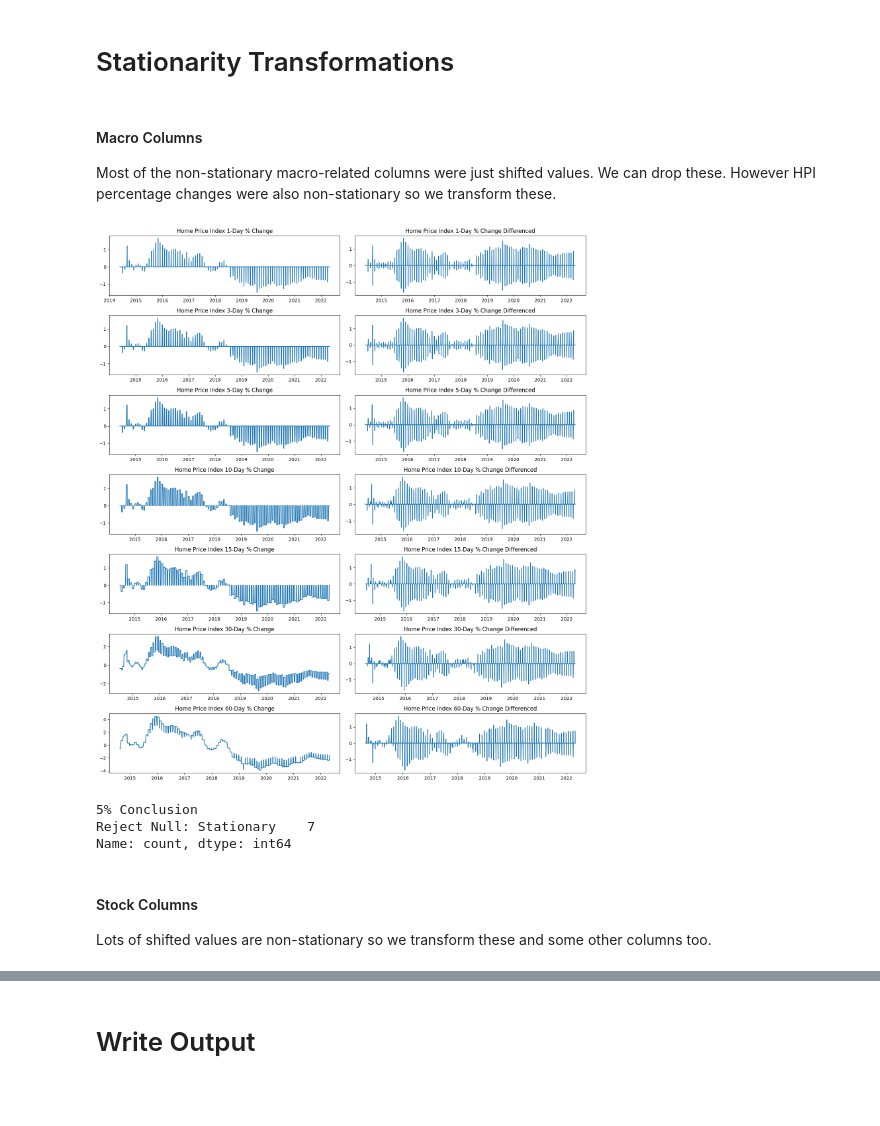
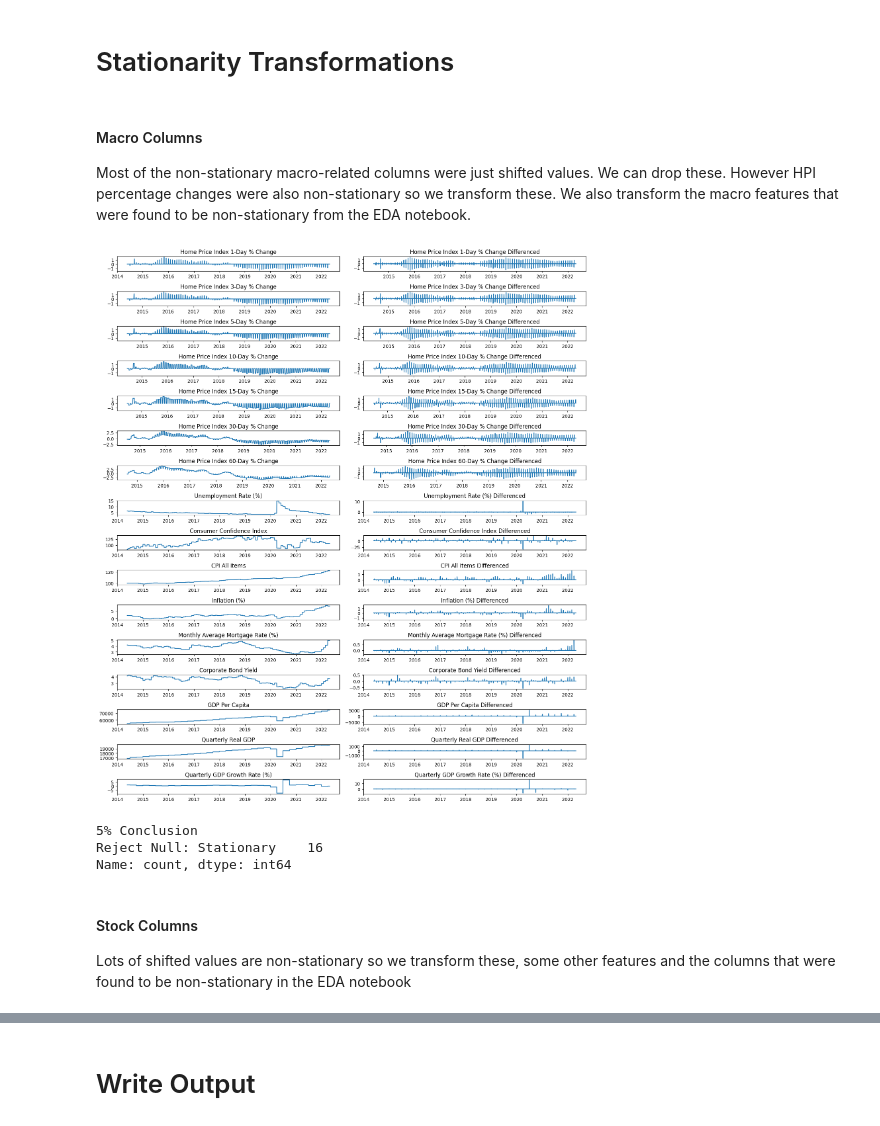
Before and after one commit to ed-churchill/ibm-ml-certificate, a Jupyter notebook: ibm-classification-feature-engineering.ipynb, the cells around one changed output, grey strips where cells are left out. Cells and saved outputs as stored; diff of their text form; code cells hidden in the pictures; blank space fills up the shorter version.

Commit message:
Kaggle Notebook | IBM Classification: Feature Engineering | Version 19

```diff
--- a/ibm-classification-feature-engineering.ipynb
+++ b/ibm-classification-feature-engineering.ipynb
@@ -538,31 +538,31 @@ array(['Year', 'Adj Close 1-Day Shifted', 'Close 1-Day Shifted',
 # Stationarity Transformations
 # %% [markdown]
 #### Macro Columns
-Most of the non-stationary macro-related columns were just shifted values. We can drop these. However HPI percentage changes were also non-stationary so we transform these.
+Most of the non-stationary macro-related columns were just shifted values. We can drop these. However HPI percentage changes were also non-stationary so we transform these. We also transform the macro features that were found to be non-stationary from the EDA notebook.
 # %%
 # Drop non-stationary cols that are just shifted values
 to_drop = [c for c in non_stationary_macro_cols if c.endswith('Shifted')]
 df.drop(to_drop, axis=1, inplace=True)
 # %%
 # Use first order differencing to trasnform columns
-to_transform = [c for c in non_stationary_macro_cols if not c.endswith('Shifted')]
+to_transform = [c for c in non_stationary_macro_cols if not c.endswith('Shifted')] +  [m for m in macro_cols if m != 'Home Price Index']
 transformed_col_names = [f"{c} Differenced" for c in to_transform]
 df[transformed_col_names] = df.groupby('Symbol')[to_transform].transform(lambda x: x.diff())
 
 # Plot before and after transformation
 fig, axes = plt.subplots(len(to_transform), 2, figsize=(15, 17))
 for i, (c1, c2) in enumerate(zip(to_transform, transformed_col_names)):
     axes[i, 0].plot(df['Date'], df[c1])
     axes[i, 1].plot(df['Date'], df[c2])
     axes[i, 0].set_title(c1)
     axes[i, 1].set_title(c2)
 plt.tight_layout()
 plt.show()
 
 # Drop columns that were transformed
 df.drop(to_transform, axis=1, inplace=True)
 # %% [output]
-[figure, old version]
+[figure, new version]
 # %%
 # Perform ADF Test for transformed columns
 results = adf_test_macro(
@@ -572,10 +572,10 @@ results = adf_test_macro(
 results['5% Conclusion'].value_counts()
 # %% [output]
 5% Conclusion
-Reject Null: Stationary    7
+Reject Null: Stationary    16
 Name: count, dtype: int64
 # %% [markdown]
 #### Stock Columns
-Lots of shifted values are non-stationary so we transform these and some other columns too.
+Lots of shifted values are non-stationary so we transform these, some other features and the columns that were found to be non-stationary in the EDA notebook
 # %%
 # Use first order differencing to trasnform columns
```
Also changed, not shown: parts of 5 cells of this notebook.
